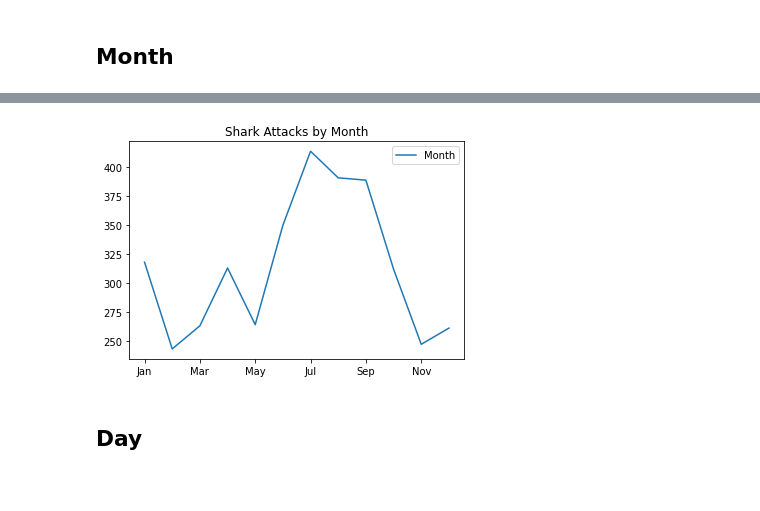
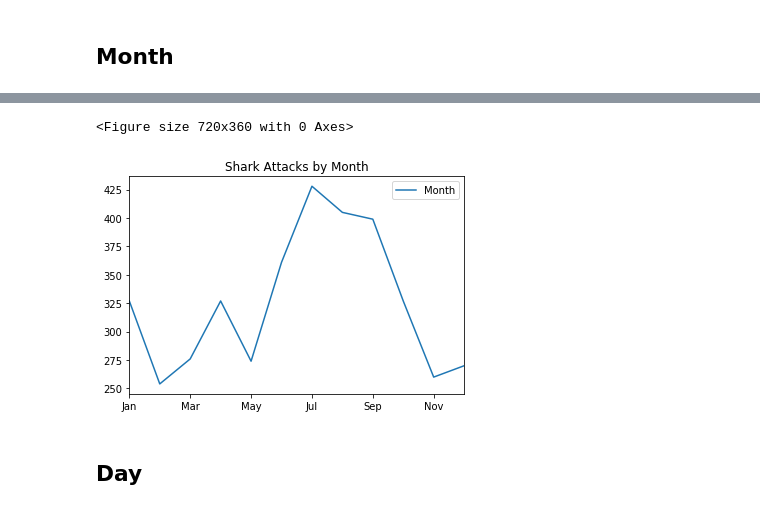
Before and after one commit to stl-lucas/group-project-01, a Jupyter notebook: data_playground.ipynb, the cells around one changed output, grey strips where cells are left out. Drawn from its saved outputs; the diff is of its cells as text; code cells hidden in the pictures.

```diff
--- a/data_playground.ipynb
+++ b/data_playground.ipynb
@@ -315,11 +253,15 @@ See the caveats in the documentation: https://pandas.pydata.org/pandas-docs/stab
 # %%
-month_shark_df=shark_df['Month'].value_counts().to_frame().transpose()
+Month_df=shark_df['Month'][:len(shark_df)-2].value_counts().to_frame()
+month_shark_df=Month_df.iloc[:len(Month_df)-1,].transpose()
 month_shark_df = month_shark_df[['Jan', 'Feb', 'Mar', 'Apr', 'May','Jun','Jul','Aug','Sep','Oct','Nov','Dec']]
 month_shark_df=month_shark_df.transpose()
-month_shark_df.plot(title="Shark Attacks by Month")
-plt.show()
-# %% [output]
-[figure, removed]
+# %%
+plt.figure(figsize=(10,5))
+month_shark_df.plot(title="Shark Attacks by Month")
+plt.show()
+# %% [output]
+<Figure size 720x360 with 0 Axes>
+[figure, added]
 # %% [markdown]
 ## Day
 # %%
```
Also changed, not shown: parts of 47 cells of this notebook.
